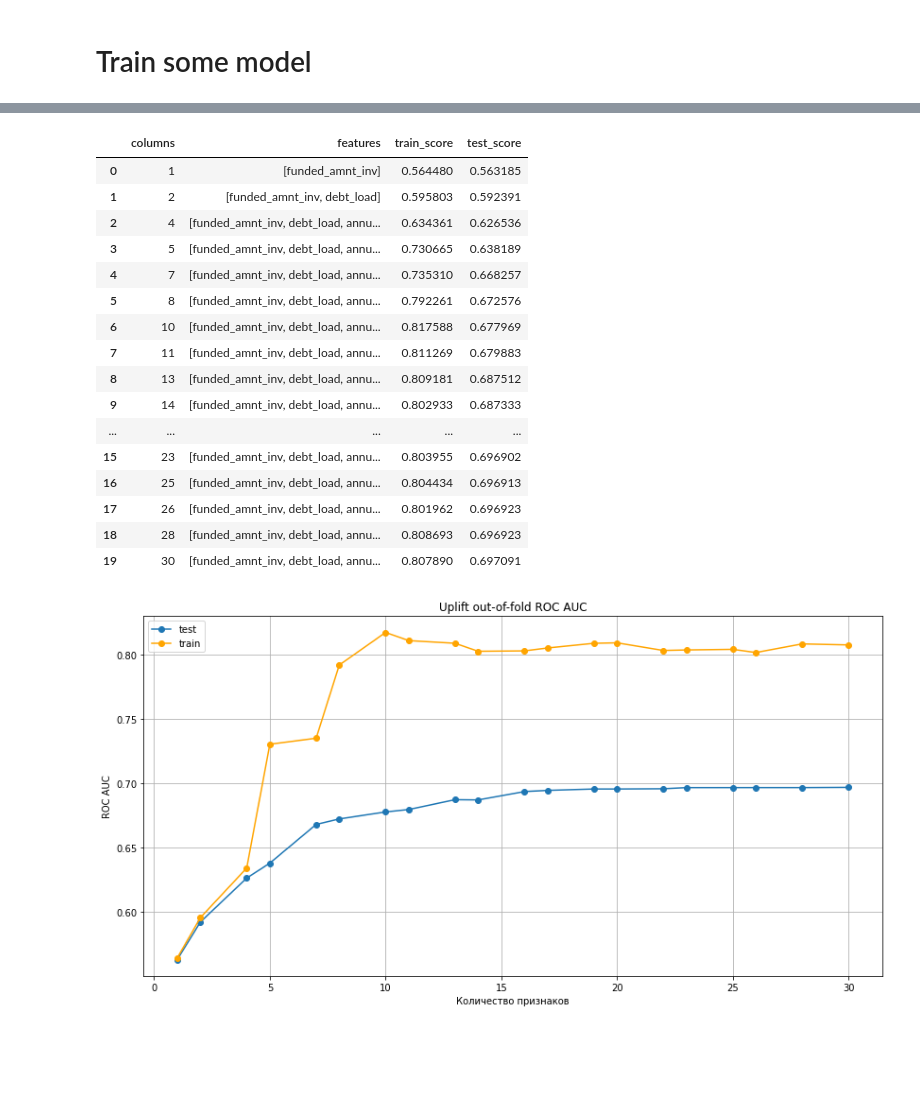
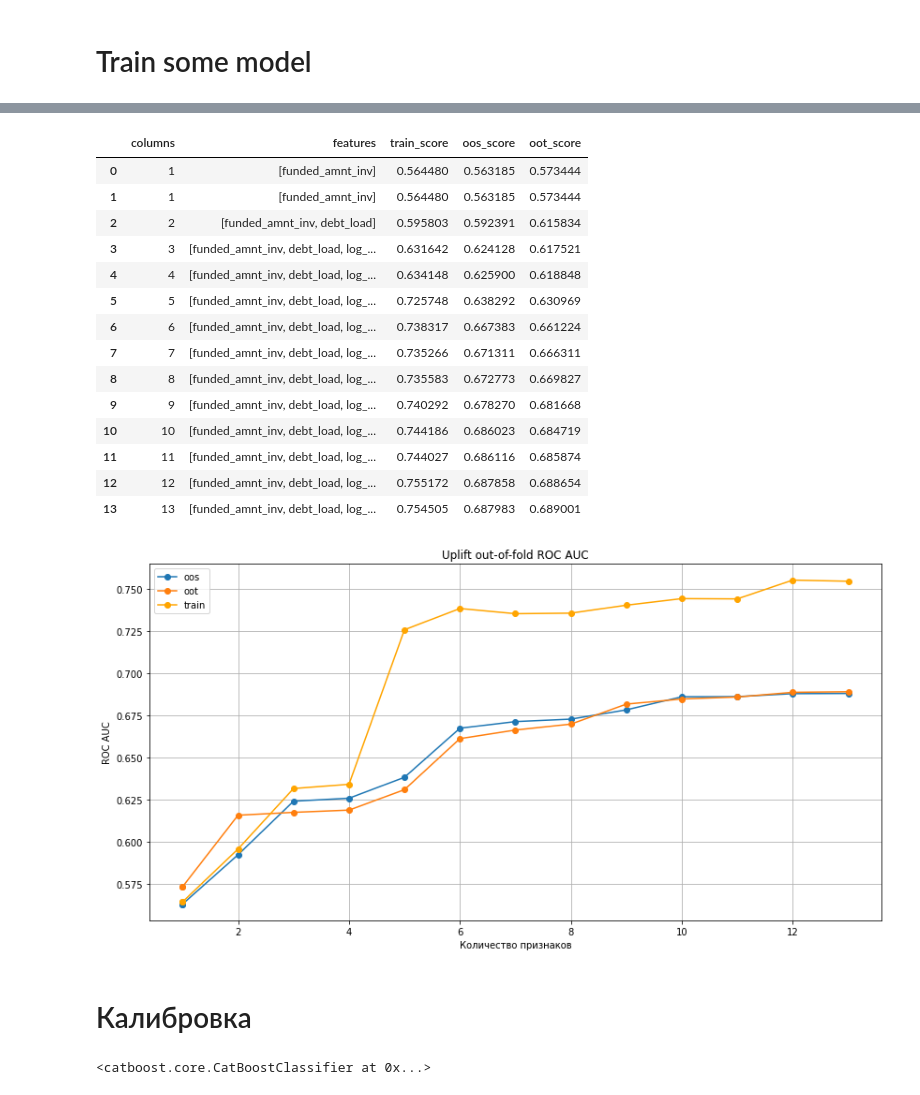
Before and after one commit to goo-goo-goo-joob/hse_credit_risk, a Jupyter notebook: alex_permutation.ipynb, the cells around one changed output, grey strips where cells are left out. Saved outputs shown, nothing was run; the diff lists cells and outputs as text; code cells hidden in the pictures; blank space fills up the shorter version.

```diff
--- a/alex_permutation.ipynb
+++ b/alex_permutation.ipynb
@@ -176,55 +158,66 @@ for thr in tqdm(
         )
         for k, v in samples.items()
     }
-    clf = catboost.CatBoostClassifier(**params)
-    clf.fit(pools2["train"], eval_set=pools2["oos"], verbose=0, plot=False)
+    clf_ = catboost.CatBoostClassifier(**params)
+    clf_.fit(pools2["train"], eval_set=pools2["oos"], verbose=0, plot=False)
 
     x = samples["train"][samples["train"]["target"] != -1]
-    proba = clf.predict_proba(x[features2])[:, 1]
+    proba = clf_.predict_proba(x[features2])[:, 1]
     mtrain = roc_auc_score(x["target"], proba)
 
     x = samples["oos"][samples["oos"]["target"] != -1]
-    proba = clf.predict_proba(x[features2])[:, 1]
+    proba = clf_.predict_proba(x[features2])[:, 1]
     moos = roc_auc_score(x["target"], proba)
+
+    x = samples["oot"][samples["oot"]["target"] != -1]
+    proba = clf_.predict_proba(x[features2])[:, 1]
+    moot = roc_auc_score(x["target"], proba)
 
     uplift.append(
         {
             "columns": len(features2),
             "features": features2,
             "train_score": mtrain,
-            "test_score": moos,
+            "oos_score": moos,
+            "oot_score": moot,
         }
     )
 uplift = pd.DataFrame(uplift)
 uplift
 # %% [output]
-|  | columns | features | train_score | test_score |
-| 0 | 1 | [funded_amnt_inv] | 0.564480 | 0.563185 |
-| 1 | 2 | [funded_amnt_inv, debt_load] | 0.595803 | 0.592391 |
-| 2 | 4 | [funded_amnt_inv, debt_load, annu... | 0.634361 | 0.626536 |
-| 3 | 5 | [funded_amnt_inv, debt_load, annu... | 0.730665 | 0.638189 |
-| 4 | 7 | [funded_amnt_inv, debt_load, annu... | 0.735310 | 0.668257 |
-| 5 | 8 | [funded_amnt_inv, debt_load, annu... | 0.792261 | 0.672576 |
-| 6 | 10 | [funded_amnt_inv, debt_load, annu... | 0.817588 | 0.677969 |
-| 7 | 11 | [funded_amnt_inv, debt_load, annu... | 0.811269 | 0.679883 |
-| 8 | 13 | [funded_amnt_inv, debt_load, annu... | 0.809181 | 0.687512 |
-| 9 | 14 | [funded_amnt_inv, debt_load, annu... | 0.802933 | 0.687333 |
-| ... | ... | ... | ... | ... |
-| 15 | 23 | [funded_amnt_inv, debt_load, annu... | 0.803955 | 0.696902 |
-| 16 | 25 | [funded_amnt_inv, debt_load, annu... | 0.804434 | 0.696913 |
-| 17 | 26 | [funded_amnt_inv, debt_load, annu... | 0.801962 | 0.696923 |
-| 18 | 28 | [funded_amnt_inv, debt_load, annu... | 0.808693 | 0.696923 |
-| 19 | 30 | [funded_amnt_inv, debt_load, annu... | 0.807890 | 0.697091 |
+|  | columns | features | train_score | oos_score | oot_score |
+| 0 | 1 | [funded_amnt_inv] | 0.564480 | 0.563185 | 0.573444 |
+| 1 | 1 | [funded_amnt_inv] | 0.564480 | 0.563185 | 0.573444 |
+| 2 | 2 | [funded_amnt_inv, debt_load] | 0.595803 | 0.592391 | 0.615834 |
+| 3 | 3 | [funded_amnt_inv, debt_load, log_... | 0.631642 | 0.624128 | 0.617521 |
+| 4 | 4 | [funded_amnt_inv, debt_load, log_... | 0.634148 | 0.625900 | 0.618848 |
+| 5 | 5 | [funded_amnt_inv, debt_load, log_... | 0.725748 | 0.638292 | 0.630969 |
+| 6 | 6 | [funded_amnt_inv, debt_load, log_... | 0.738317 | 0.667383 | 0.661224 |
+| 7 | 7 | [funded_amnt_inv, debt_load, log_... | 0.735266 | 0.671311 | 0.666311 |
+| 8 | 8 | [funded_amnt_inv, debt_load, log_... | 0.735583 | 0.672773 | 0.669827 |
+| 9 | 9 | [funded_amnt_inv, debt_load, log_... | 0.740292 | 0.678270 | 0.681668 |
+| 10 | 10 | [funded_amnt_inv, debt_load, log_... | 0.744186 | 0.686023 | 0.684719 |
+| 11 | 11 | [funded_amnt_inv, debt_load, log_... | 0.744027 | 0.686116 | 0.685874 |
+| 12 | 12 | [funded_amnt_inv, debt_load, log_... | 0.755172 | 0.687858 | 0.688654 |
+| 13 | 13 | [funded_amnt_inv, debt_load, log_... | 0.754505 | 0.687983 | 0.689001 |
 # %%
 plt.figure(figsize=(14, 7), facecolor='w')
-plt.plot(uplift['columns'], uplift['test_score'], marker='o', label='test')
+plt.plot(uplift['columns'], uplift['oos_score'], marker='o', label='oos')
+plt.plot(uplift['columns'], uplift['oot_score'], marker='o', label='oot')
 plt.plot(uplift['columns'], uplift['train_score'], marker='o', color='orange', label='train')
 
 plt.title('Uplift out-of-fold ROC AUC')
 plt.legend()
 plt.xlabel('Количество признаков')
 plt.ylabel('ROC AUC')
 # plt.twinx()
 plt.grid()
 # %% [output]
-[figure, old version]
+[figure, new version]
+# %% [markdown]
+# Калибровка
+# %%
+clf = catboost.CatBoostClassifier(**params)
+clf.load_model('catboost.cb')
+# %% [output]
+<catboost.core.CatBoostClassifier at 0x...>
```
Also changed, not shown: parts of 13 cells of this notebook, 4 other files.
